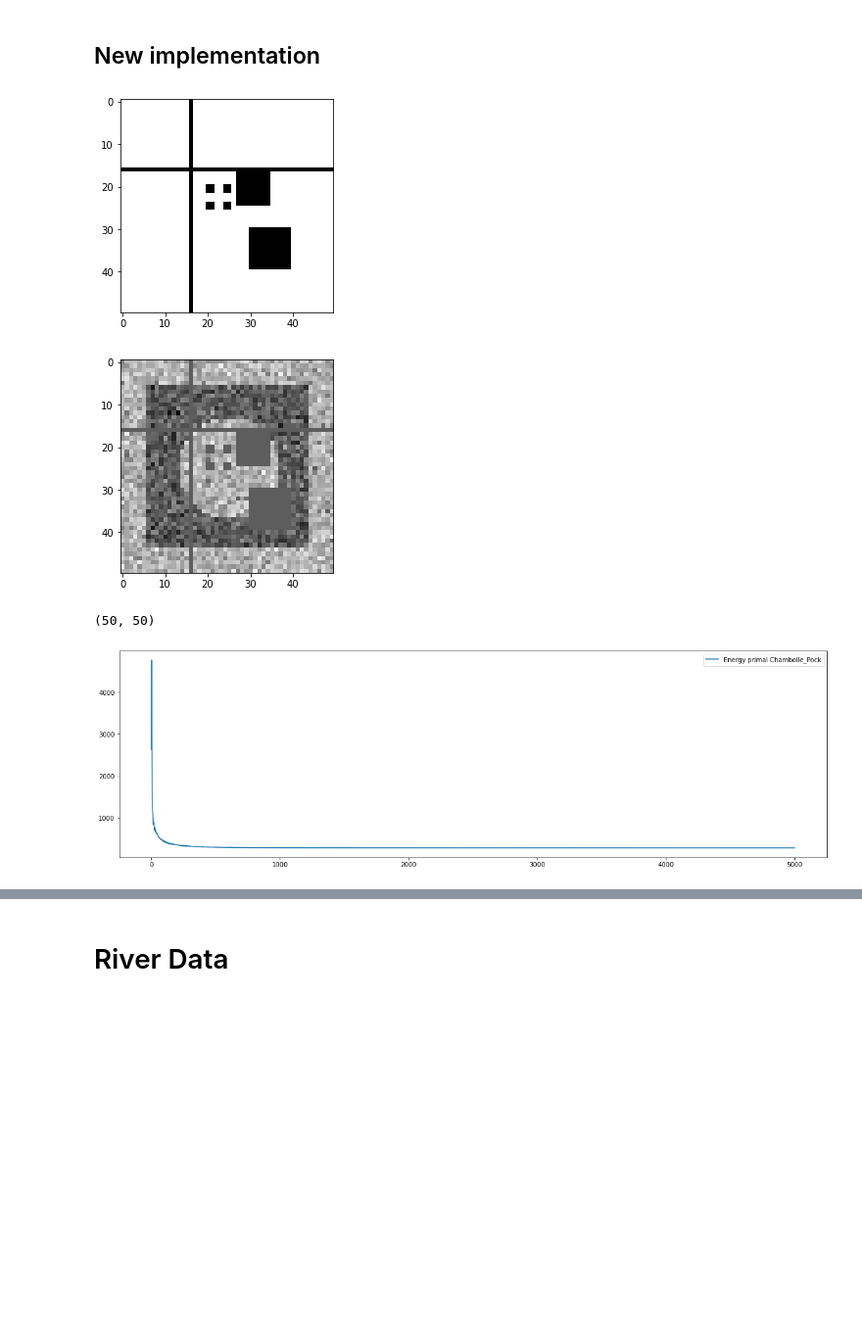
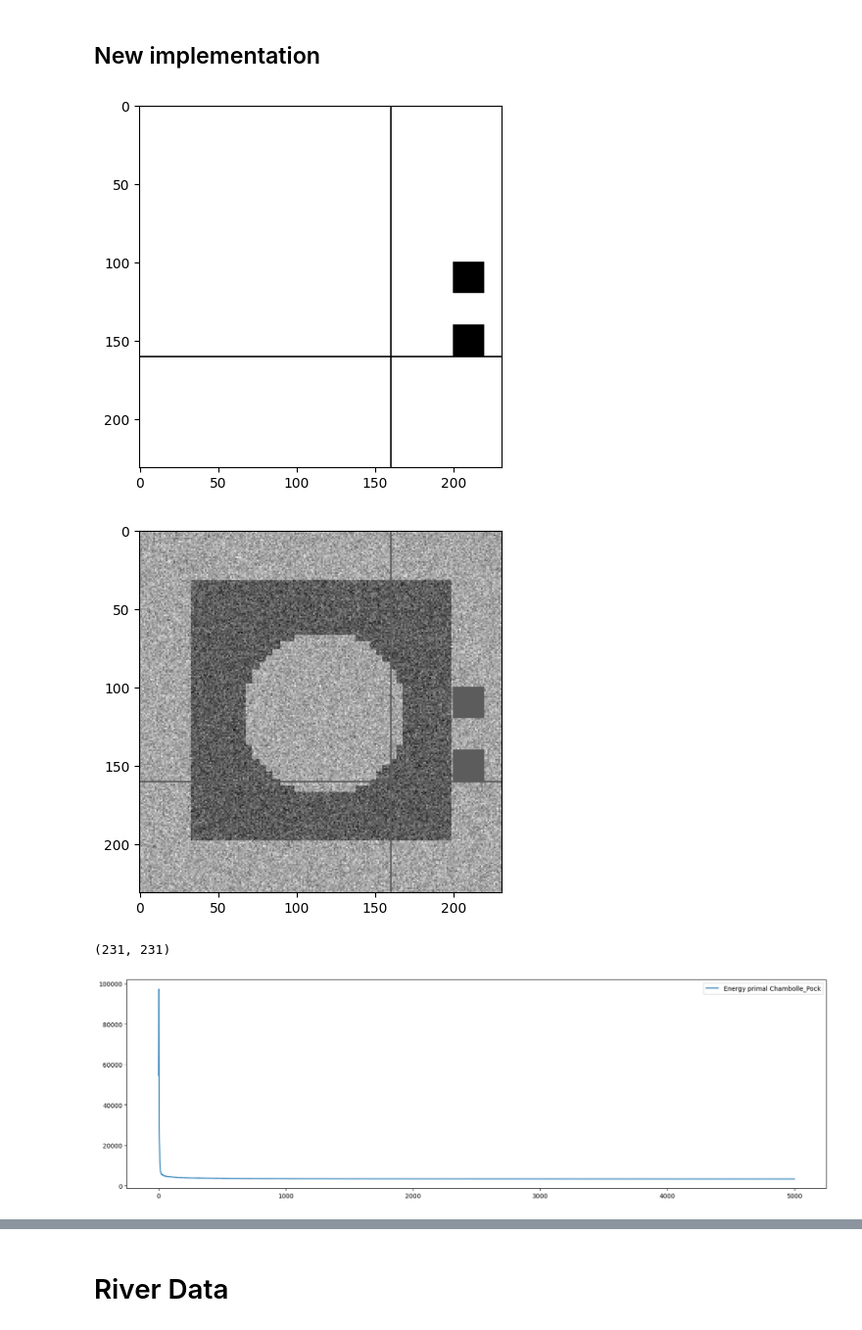
Before and after one commit to Skydive/ENS_M1_Stage_2022, a Jupyter notebook: Piecewise Constant Denoising/Khalid_Chambolle_Pock_Inpainting.ipynb, the cells around one changed output, grey strips where cells are left out. Shown at 98% size. Drawn from its saved outputs; the diff is of its cells as text; code cells hidden in the pictures; blank space fills up the shorter version.

```diff
--- a/Piecewise Constant Denoising/Khalid_Chambolle_Pock_Inpainting.ipynb
+++ b/Piecewise Constant Denoising/Khalid_Chambolle_Pock_Inpainting.ipynb
@@ -36,7 +36,7 @@ def PSNR(I,Iref):
     return 10*np.log10(b/EQM)
 # %%
 # img1 = square(50)
-img1 = Image.open('[R=12][size=50].png')
+img1 = Image.open('test_image.png').convert('L')
 # img1 = Image.open('../images/[R=12][size=50].png')
 # img1 = Image.open('images/ellipse.png')
 # img1 = img1.resize((100, 100), Image.ANTIALIAS)
@@ -210,23 +210,23 @@ plt.show()
 # %%
 #create data with missing values from image above
 mask = np.ones(img1_noised.shape);
-mask[20:22,20:22] = 0;
-mask[24:26,24:26] = 0;
-mask[20:22,24:26] = 0;
-mask[24:26,20:22] = 0;
-mask[30:40,30:40] = 0;
-mask[17:25,27:35] = 0;
-mask[:, 16] = 0;
-mask[16,:] = 0;
+mask[100:120,200:220] = 0;
+mask[140:160,240:260] = 0;
+mask[100:120,240:260] = 0;
+mask[140:160,200:220] = 0;
+mask[100:400,300:400] = 0;
+mask[170:150,270:350] = 0;
+mask[:, 160] = 0;
+mask[160,:] = 0;
 img1_masked = img1_noised*mask;
 plt.figure();
 plt.imshow(mask, 'gray');
 plt.figure();
 plt.imshow(img1_masked, 'gray');
 img1_mask = mask;
 # %% [output]
-[figure, old version]
+[figure, new version]
-[figure, old version]
+[figure, new version]
 # %%
 
 def Prox_normL2_Ainpainting(x, tau, z, mask):
@@ -290,7 +290,7 @@ sigma = 0.1
 tau = 0.99/(1 + 4*sigma);
 x_Chambolle_Pock,table_energy_Chambolle_Pock,table_PSNR_Chambolle_Pock = ChambollePockDenoisingTVinpainting(img1_masked, img1_mask, lamb=1.0,tau=tau,sigma=sigma,Niter=5000)
 # %% [output]
-(50, 50)
+(231, 231)
 # %%
 plt.figure(figsize=(20,6))
 plt.plot(table_energy_Chambolle_Pock[:],label='Energy primal Chambolle_Pock')
@@ -298,7 +298,7 @@ plt.plot(table_energy_Chambolle_Pock[:],label='Energy primal Chambolle_Pock')
 plt.legend()
 plt.show()
 # %% [output]
-[figure, old version]
+[figure, new version]
 # %%
 plt.imshow(x_Chambolle_Pock,'gray')
 plt.title('Denoised image - Chambolle-Pock')
```
Also changed, not shown: parts of 7 cells of this notebook, 7 other files.
